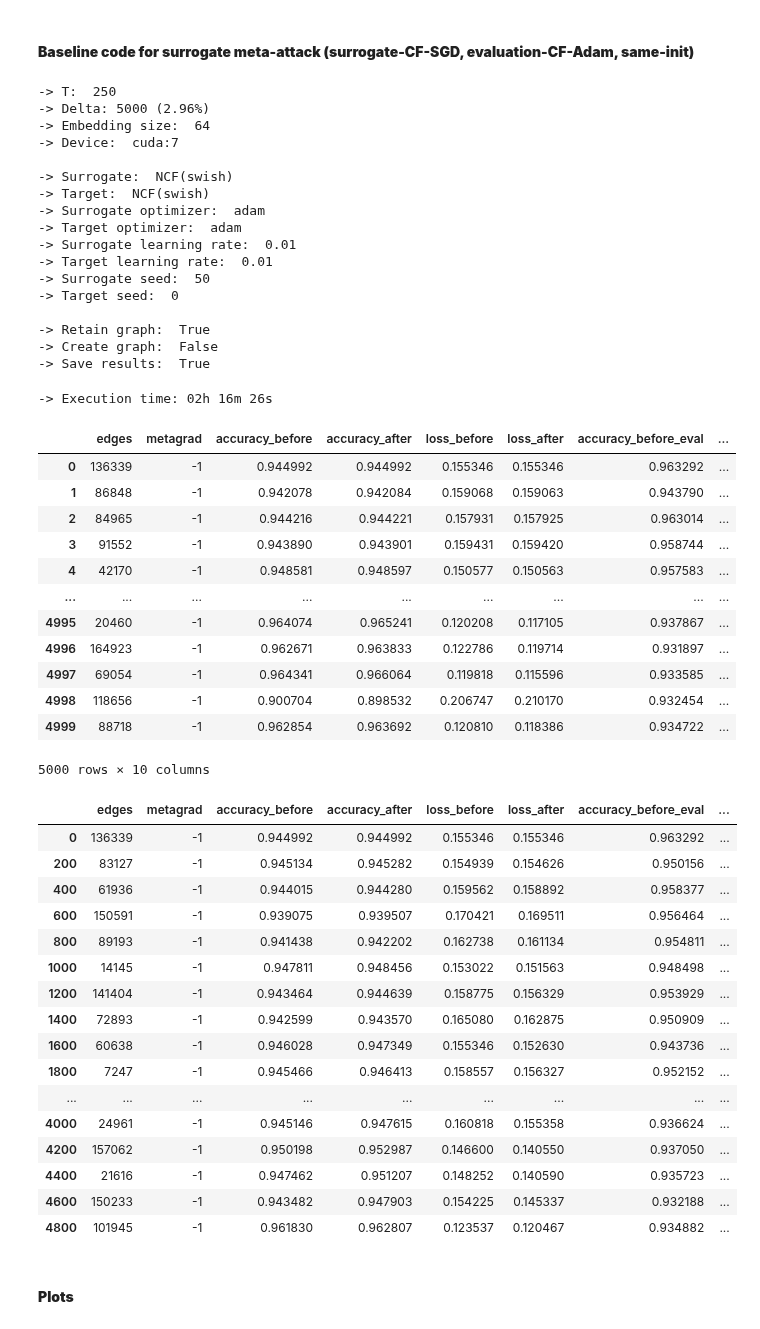
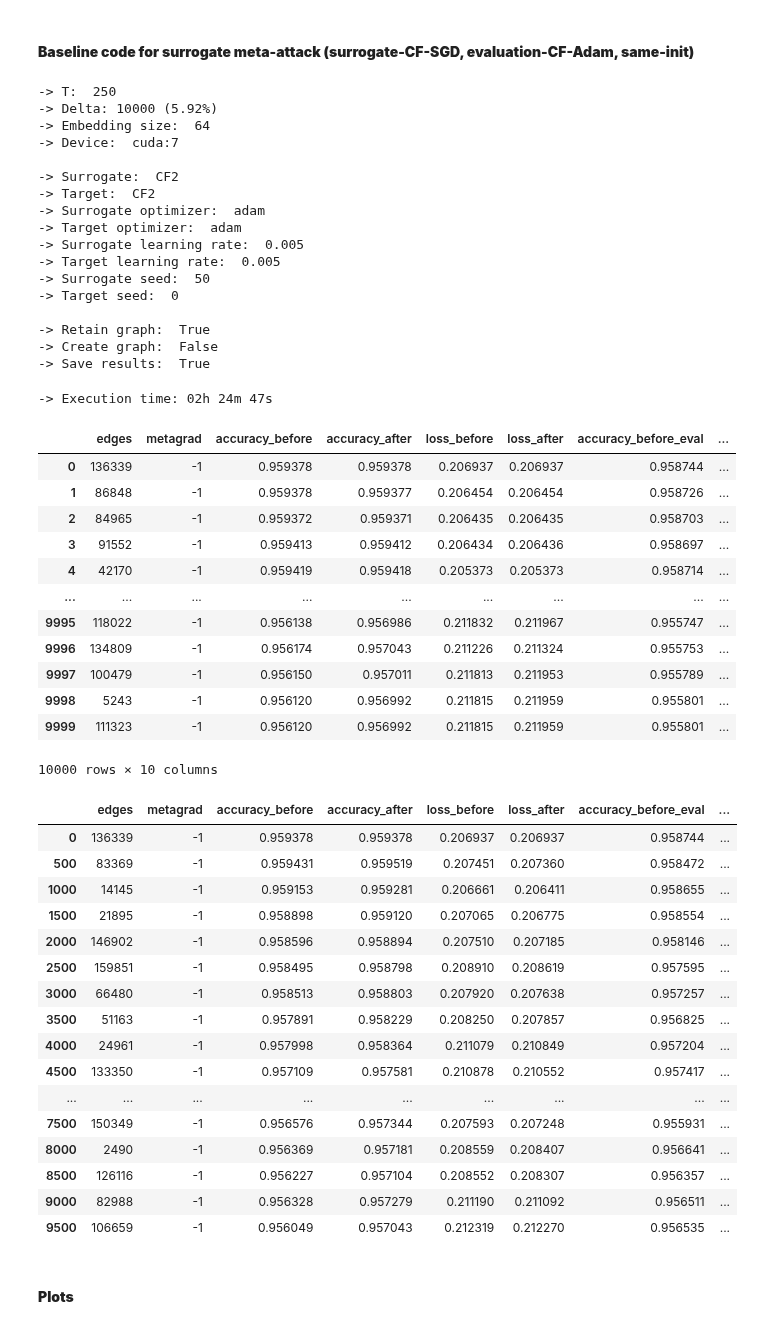
Before and after one commit to aravind-gk/RecSysAttack, a Jupyter notebook: baseline-surrogate.ipynb, the cells around one changed output. Saved outputs shown, nothing was run; the diff lists cells and outputs as text; code cells hidden in the pictures.

```diff
--- a/baseline-surrogate.ipynb
+++ b/baseline-surrogate.ipynb
@@ -85,12 +85,12 @@ def get_accuracy(y_hat, y):
 #### **Baseline code for surrogate meta-attack (surrogate-CF-SGD, evaluation-CF-Adam, same-init)**
 # %%
 # model settings
-surrogate = 'NCF(swish)'
-target = 'NCF(swish)'
+surrogate = 'CF2'
+target = 'CF2'
 opt_surrogate = 'adam'
 opt_target = 'adam'
-lr_surrogate = 0.01
-lr_target = 0.01
+lr_surrogate = 0.005
+lr_target = 0.005
 seed_surrogate = 50
 seed_target = 0
 
@@ -106,7 +106,7 @@ else:
 
 # some hyperparams
 T = 250
-Delta = 5000 # 5% ~ 10K perturbations
+Delta = 10000 # 5% ~ 10K perturbations
 n_factors = 64
 save_results = True
 retain_graph = True
@@ -296,59 +296,59 @@ if save_results:
     perturbations.to_csv('results/' + dataset + '/' + filename + '.csv')
 # %% [output]
 -> T:  250
--> Delta: 5000 (2.96%)
+-> Delta: 10000 (5.92%)
 -> Embedding size:  64
 -> Device:  cuda:7
 
--> Surrogate:  NCF(swish)
--> Target:  NCF(swish)
+-> Surrogate:  CF2
+-> Target:  CF2
 -> Surrogate optimizer:  adam
 -> Target optimizer:  adam
--> Surrogate learning rate:  0.01
--> Target learning rate:  0.01
+-> Surrogate learning rate:  0.005
+-> Target learning rate:  0.005
 -> Surrogate seed:  50
 -> Target seed:  0
 
 -> Retain graph:  True
 -> Create graph:  False
 -> Save results:  True
--> Execution time: 02h 16m 26s
+-> Execution time: 02h 24m 47s
 # %%
 perturbations
 # %% [output]
 |  | edges | metagrad | accuracy_before | accuracy_after | loss_before | loss_after | accuracy_before_eval | ... |
-| 0 | 136339 | -1 | 0.944992 | 0.944992 | 0.155346 | 0.155346 | 0.963292 | ... |
-| 1 | 86848 | -1 | 0.942078 | 0.942084 | 0.159068 | 0.159063 | 0.943790 | ... |
-| 2 | 84965 | -1 | 0.944216 | 0.944221 | 0.157931 | 0.157925 | 0.963014 | ... |
-| 3 | 91552 | -1 | 0.943890 | 0.943901 | 0.159431 | 0.159420 | 0.958744 | ... |
-| 4 | 42170 | -1 | 0.948581 | 0.948597 | 0.150577 | 0.150563 | 0.957583 | ... |
+| 0 | 136339 | -1 | 0.959378 | 0.959378 | 0.206937 | 0.206937 | 0.958744 | ... |
+| 1 | 86848 | -1 | 0.959378 | 0.959377 | 0.206454 | 0.206454 | 0.958726 | ... |
+| 2 | 84965 | -1 | 0.959372 | 0.959371 | 0.206435 | 0.206435 | 0.958703 | ... |
+| 3 | 91552 | -1 | 0.959413 | 0.959412 | 0.206434 | 0.206436 | 0.958697 | ... |
+| 4 | 42170 | -1 | 0.959419 | 0.959418 | 0.205373 | 0.205373 | 0.958714 | ... |
 | ... | ... | ... | ... | ... | ... | ... | ... | ... |
-| 4995 | 20460 | -1 | 0.964074 | 0.965241 | 0.120208 | 0.117105 | 0.937867 | ... |
-| 4996 | 164923 | -1 | 0.962671 | 0.963833 | 0.122786 | 0.119714 | 0.931897 | ... |
-| 4997 | 69054 | -1 | 0.964341 | 0.966064 | 0.119818 | 0.115596 | 0.933585 | ... |
-| 4998 | 118656 | -1 | 0.900704 | 0.898532 | 0.206747 | 0.210170 | 0.932454 | ... |
-| 4999 | 88718 | -1 | 0.962854 | 0.963692 | 0.120810 | 0.118386 | 0.934722 | ... |
+| 9995 | 118022 | -1 | 0.956138 | 0.956986 | 0.211832 | 0.211967 | 0.955747 | ... |
+| 9996 | 134809 | -1 | 0.956174 | 0.957043 | 0.211226 | 0.211324 | 0.955753 | ... |
+| 9997 | 100479 | -1 | 0.956150 | 0.957011 | 0.211813 | 0.211953 | 0.955789 | ... |
+| 9998 | 5243 | -1 | 0.956120 | 0.956992 | 0.211815 | 0.211959 | 0.955801 | ... |
+| 9999 | 111323 | -1 | 0.956120 | 0.956992 | 0.211815 | 0.211959 | 0.955801 | ... |
-5000 rows × 10 columns
+10000 rows × 10 columns
 # %%
-perturbations[::200]
+perturbations[::500]
 # %% [output]
 |  | edges | metagrad | accuracy_before | accuracy_after | loss_before | loss_after | accuracy_before_eval | ... |
-| 0 | 136339 | -1 | 0.944992 | 0.944992 | 0.155346 | 0.155346 | 0.963292 | ... |
-| 200 | 83127 | -1 | 0.945134 | 0.945282 | 0.154939 | 0.154626 | 0.950156 | ... |
-| 400 | 61936 | -1 | 0.944015 | 0.944280 | 0.159562 | 0.158892 | 0.958377 | ... |
-| 600 | 150591 | -1 | 0.939075 | 0.939507 | 0.170421 | 0.169511 | 0.956464 | ... |
-| 800 | 89193 | -1 | 0.941438 | 0.942202 | 0.162738 | 0.161134 | 0.954811 | ... |
-| 1000 | 14145 | -1 | 0.947811 | 0.948456 | 0.153022 | 0.151563 | 0.948498 | ... |
-| 1200 | 141404 | -1 | 0.943464 | 0.944639 | 0.158775 | 0.156329 | 0.953929 | ... |
-| 1400 | 72893 | -1 | 0.942599 | 0.943570 | 0.165080 | 0.162875 | 0.950909 | ... |
-| 1600 | 60638 | -1 | 0.946028 | 0.947349 | 0.155346 | 0.152630 | 0.943736 | ... |
-| 1800 | 7247 | -1 | 0.945466 | 0.946413 | 0.158557 | 0.156327 | 0.952152 | ... |
+| 0 | 136339 | -1 | 0.959378 | 0.959378 | 0.206937 | 0.206937 | 0.958744 | ... |
+| 500 | 83369 | -1 | 0.959431 | 0.959519 | 0.207451 | 0.207360 | 0.958472 | ... |
+| 1000 | 14145 | -1 | 0.959153 | 0.959281 | 0.206661 | 0.206411 | 0.958655 | ... |
+| 1500 | 21895 | -1 | 0.958898 | 0.959120 | 0.207065 | 0.206775 | 0.958554 | ... |
+| 2000 | 146902 | -1 | 0.958596 | 0.958894 | 0.207510 | 0.207185 | 0.958146 | ... |
+| 2500 | 159851 | -1 | 0.958495 | 0.958798 | 0.208910 | 0.208619 | 0.957595 | ... |
+| 3000 | 66480 | -1 | 0.958513 | 0.958803 | 0.207920 | 0.207638 | 0.957257 | ... |
+| 3500 | 51163 | -1 | 0.957891 | 0.958229 | 0.208250 | 0.207857 | 0.956825 | ... |
+| 4000 | 24961 | -1 | 0.957998 | 0.958364 | 0.211079 | 0.210849 | 0.957204 | ... |
+| 4500 | 133350 | -1 | 0.957109 | 0.957581 | 0.210878 | 0.210552 | 0.957417 | ... |
 | ... | ... | ... | ... | ... | ... | ... | ... | ... |
-| 4000 | 24961 | -1 | 0.945146 | 0.947615 | 0.160818 | 0.155358 | 0.936624 | ... |
-| 4200 | 157062 | -1 | 0.950198 | 0.952987 | 0.146600 | 0.140550 | 0.937050 | ... |
-| 4400 | 21616 | -1 | 0.947462 | 0.951207 | 0.148252 | 0.140590 | 0.935723 | ... |
-| 4600 | 150233 | -1 | 0.943482 | 0.947903 | 0.154225 | 0.145337 | 0.932188 | ... |
-| 4800 | 101945 | -1 | 0.961830 | 0.962807 | 0.123537 | 0.120467 | 0.934882 | ... |
+| 7500 | 150349 | -1 | 0.956576 | 0.957344 | 0.207593 | 0.207248 | 0.955931 | ... |
+| 8000 | 2490 | -1 | 0.956369 | 0.957181 | 0.208559 | 0.208407 | 0.956641 | ... |
+| 8500 | 126116 | -1 | 0.956227 | 0.957104 | 0.208552 | 0.208307 | 0.956357 | ... |
+| 9000 | 82988 | -1 | 0.956328 | 0.957279 | 0.211190 | 0.211092 | 0.956511 | ... |
+| 9500 | 106659 | -1 | 0.956049 | 0.957043 | 0.212319 | 0.212270 | 0.956535 | ... |
 # %% [markdown]
 #### **Plots**
 # %%
```
Also changed, not shown: parts of 3 cells of this notebook, 9 other files.
